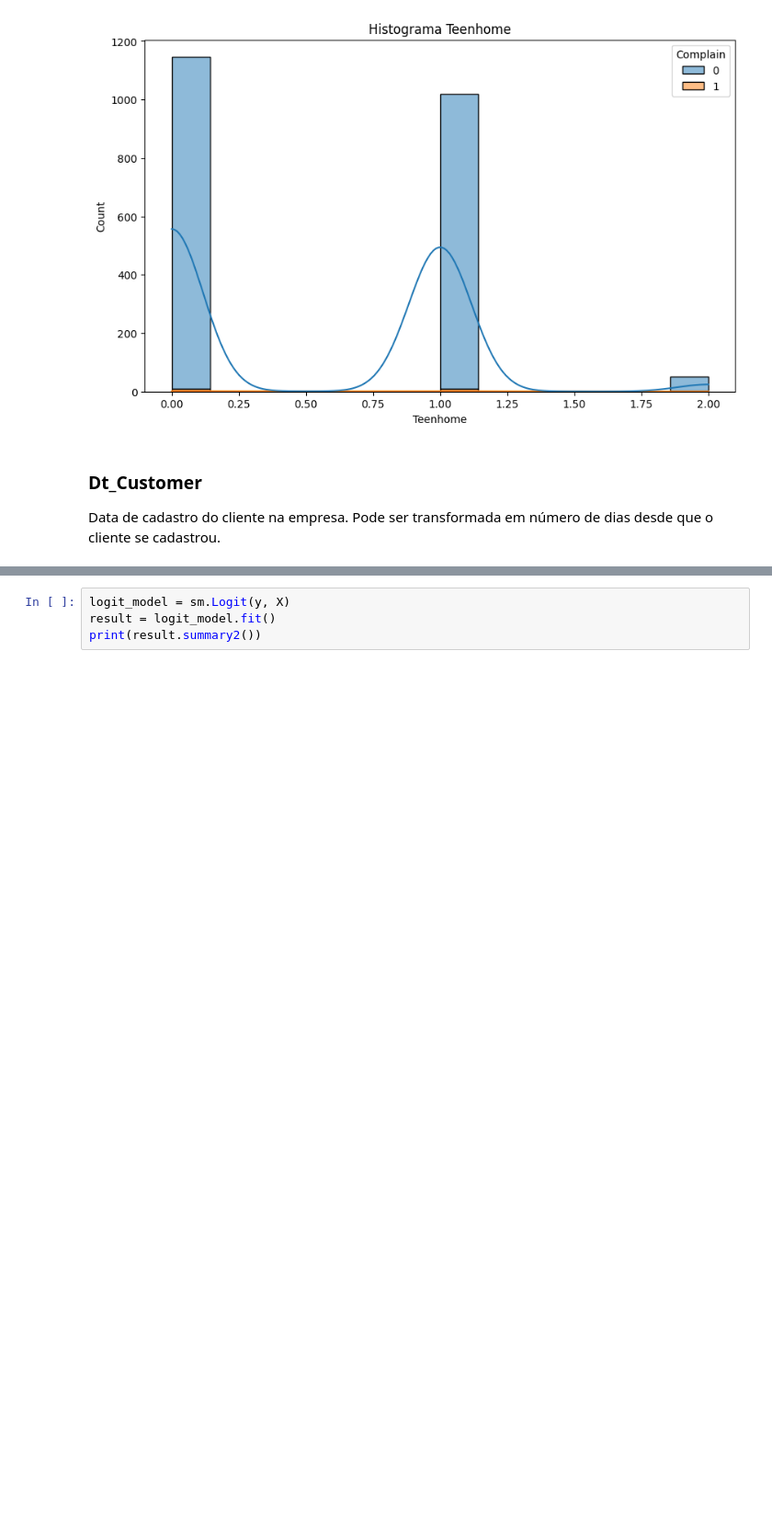
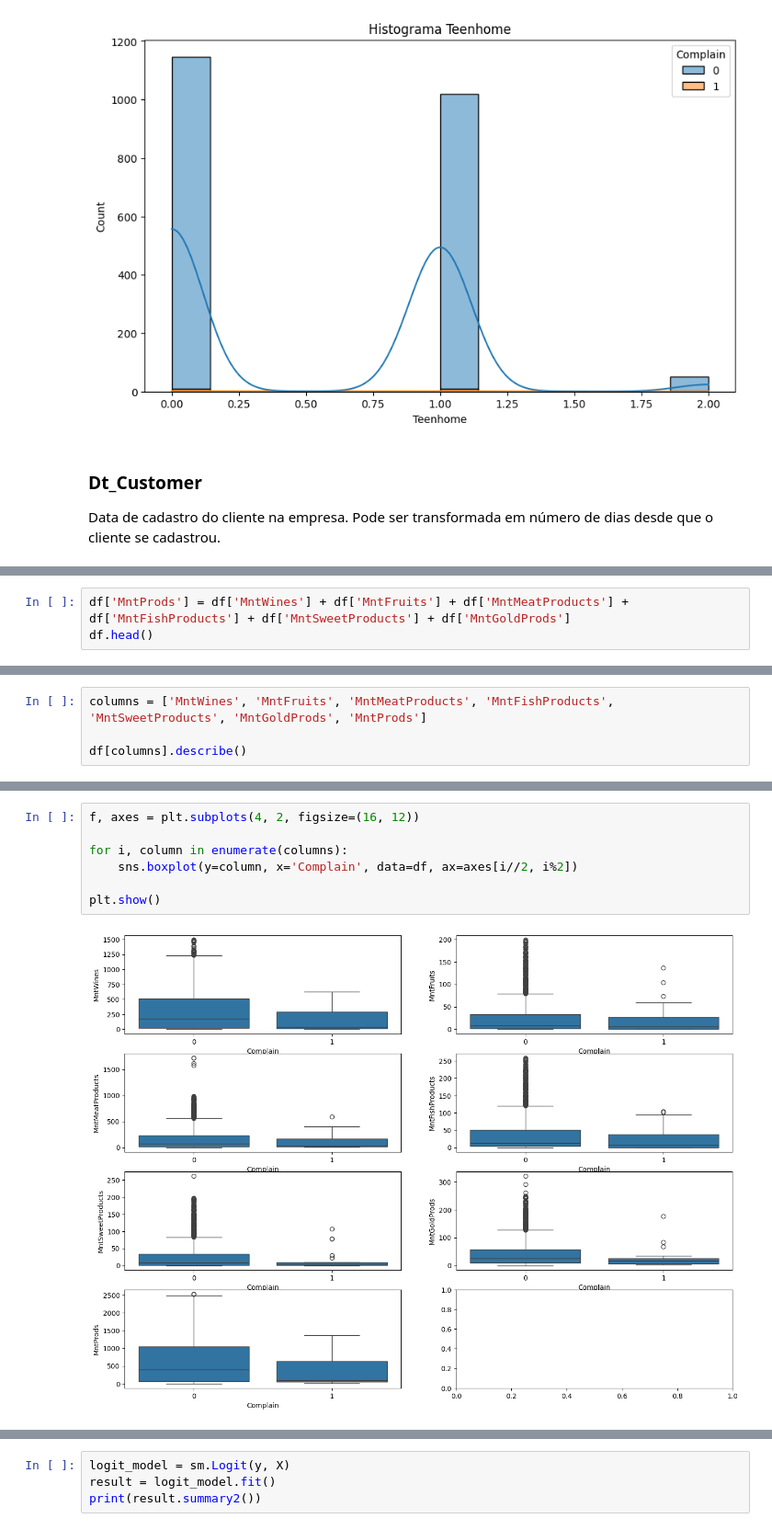
Before and after one commit to fernandosola/202501_aedi_as, a Jupyter notebook: notebooks/analises.ipynb, the cells around one changed output, grey strips where cells are left out. Shown at 92% size. Cells and saved outputs as stored; diff of their text form; blank space fills up the shorter version.

```diff
--- a/notebooks/analises.ipynb
+++ b/notebooks/analises.ipynb
@@ -1050,0 +596,3 @@ X_test.drop(columns=cols, errors='ignore', inplace=True)
+# %%
+df['MntProds'] = df['MntWines'] + df['MntFruits'] + df['MntMeatProducts'] + df['MntFishProducts'] + df['MntSweetProducts'] + df['MntGoldProds']
+df.head()
@@ -1050,0 +606,4 @@ X_test.drop(columns=cols, errors='ignore', inplace=True)
+# %%
+columns = ['MntWines', 'MntFruits', 'MntMeatProducts', 'MntFishProducts', 'MntSweetProducts', 'MntGoldProds', 'MntProds']
+
+df[columns].describe()
@@ -1050,0 +631,9 @@ X_test.drop(columns=cols, errors='ignore', inplace=True)
+# %%
+f, axes = plt.subplots(4, 2, figsize=(16, 12))
+
+for i, column in enumerate(columns):
+    sns.boxplot(y=column, x='Complain', data=df, ax=axes[i//2, i%2])
+
+plt.show()
+# %% [output]
+[figure, added]
```
Also changed, not shown: parts of 85 cells of this notebook.
